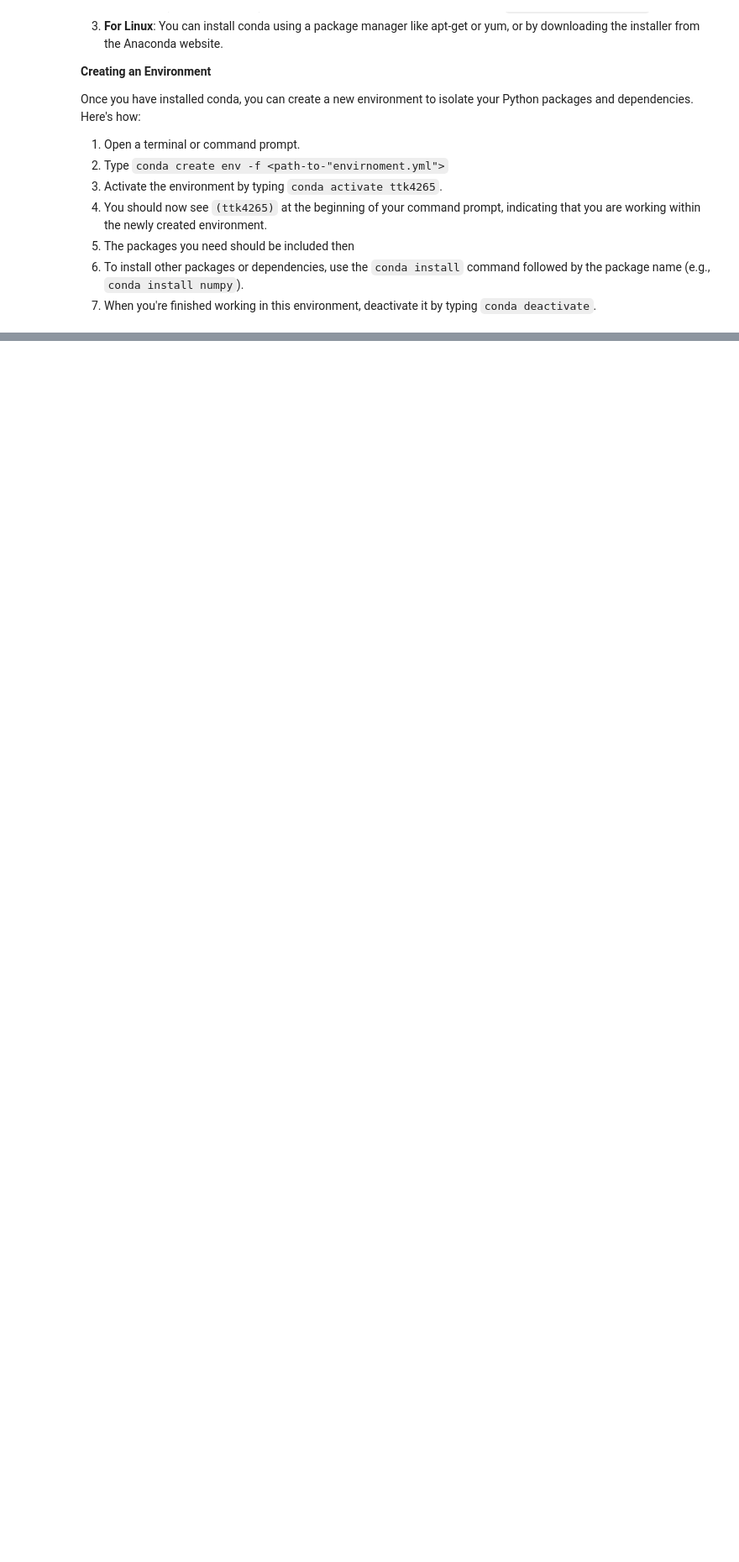
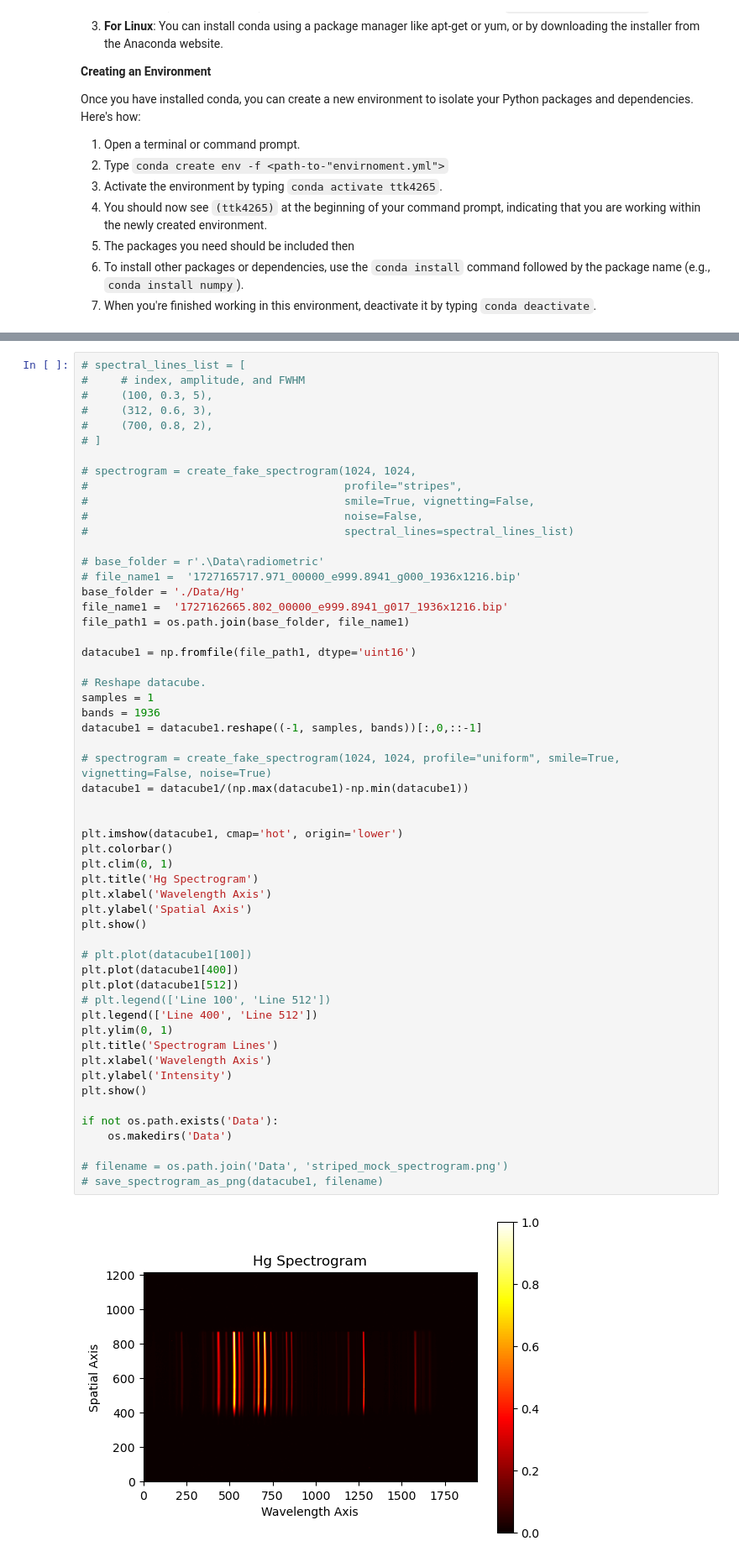
Before and after one commit to Larshalvorhansen/optikkLab, a Jupyter notebook: Code/Assignment_1/notebook.ipynb, the cells around one changed output, grey strips where cells are left out. Shown: that part at 84% size. Cells and saved outputs as stored; diff of their text form; blank space fills up the shorter version.

```diff
--- a/Code/Assignment_1/notebook.ipynb
+++ b/Code/Assignment_1/notebook.ipynb
@@ -159,0 +199,57 @@ save_spectrogram_as_png(spectrogram, filename)
+# %%
+# spectral_lines_list = [
+#     # index, amplitude, and FWHM
+#     (100, 0.3, 5),
+#     (312, 0.6, 3),
+#     (700, 0.8, 2),
+# ]
+
+# spectrogram = create_fake_spectrogram(1024, 1024,
+#                                       profile="stripes",
+#                                       smile=True, vignetting=False,
+#                                       noise=False,
+#                                       spectral_lines=spectral_lines_list)
+
+# base_folder = r'.\Data\radiometric'
+# file_name1 =  '1727165717.971_00000_e999.8941_g000_1936x1216.bip'
+base_folder = './Data/Hg'
+file_name1 =  '1727162665.802_00000_e999.8941_g017_1936x1216.bip'
+file_path1 = os.path.join(base_folder, file_name1)
+
+datacube1 = np.fromfile(file_path1, dtype='uint16')
+
+# Reshape datacube.
+samples = 1
+bands = 1936
+datacube1 = datacube1.reshape((-1, samples, bands))[:,0,::-1]
+
+# spectrogram = create_fake_spectrogram(1024, 1024, profile="uniform", smile=True, vignetting=False, noise=True)
+datacube1 = datacube1/(np.max(datacube1)-np.min(datacube1))
+
+
+plt.imshow(datacube1, cmap='hot', origin='lower')
+plt.colorbar()
+plt.clim(0, 1)
+plt.title('Hg Spectrogram')
+plt.xlabel('Wavelength Axis')
+plt.ylabel('Spatial Axis')
+plt.show()
+
+# plt.plot(datacube1[100])
+plt.plot(datacube1[400])
+plt.plot(datacube1[512])
+# plt.legend(['Line 100', 'Line 512'])
+plt.legend(['Line 400', 'Line 512'])
+plt.ylim(0, 1)
+plt.title('Spectrogram Lines')
+plt.xlabel('Wavelength Axis')
+plt.ylabel('Intensity')
+plt.show()
+
+if not os.path.exists('Data'):
+    os.makedirs('Data')
+
+# filename = os.path.join('Data', 'striped_mock_spectrogram.png')
+# save_spectrogram_as_png(datacube1, filename)
+# %% [output]
+[figure, added]
```
Also changed, not shown: parts of 4 cells of this notebook.
